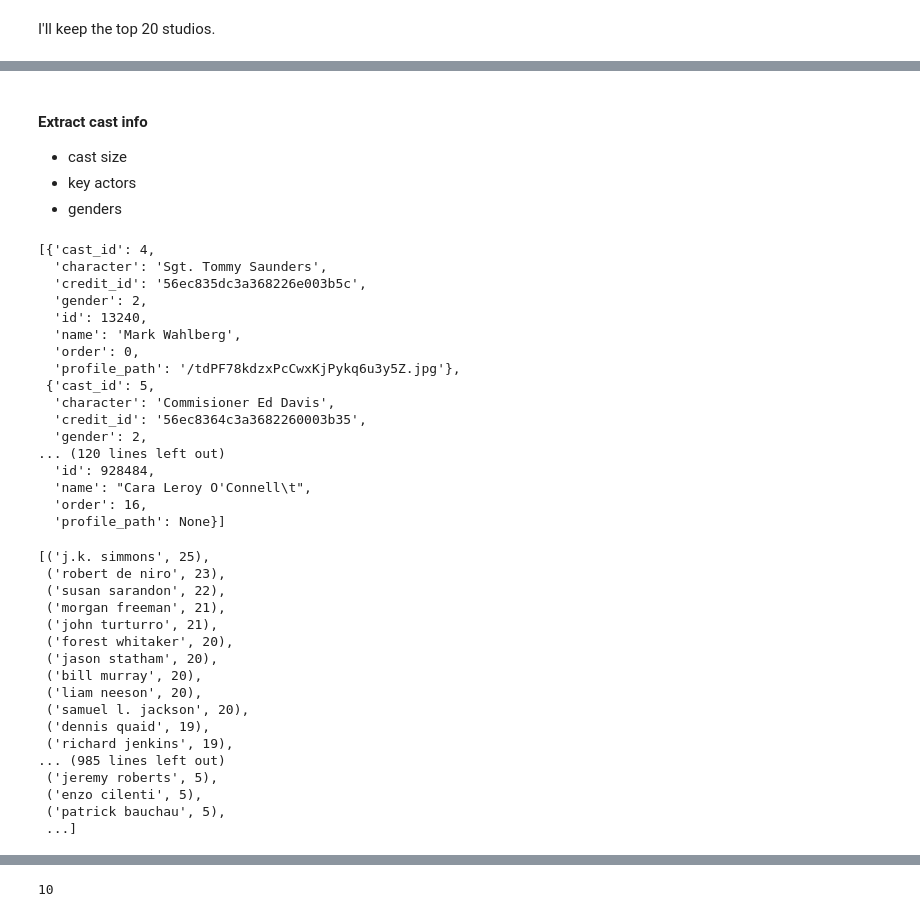
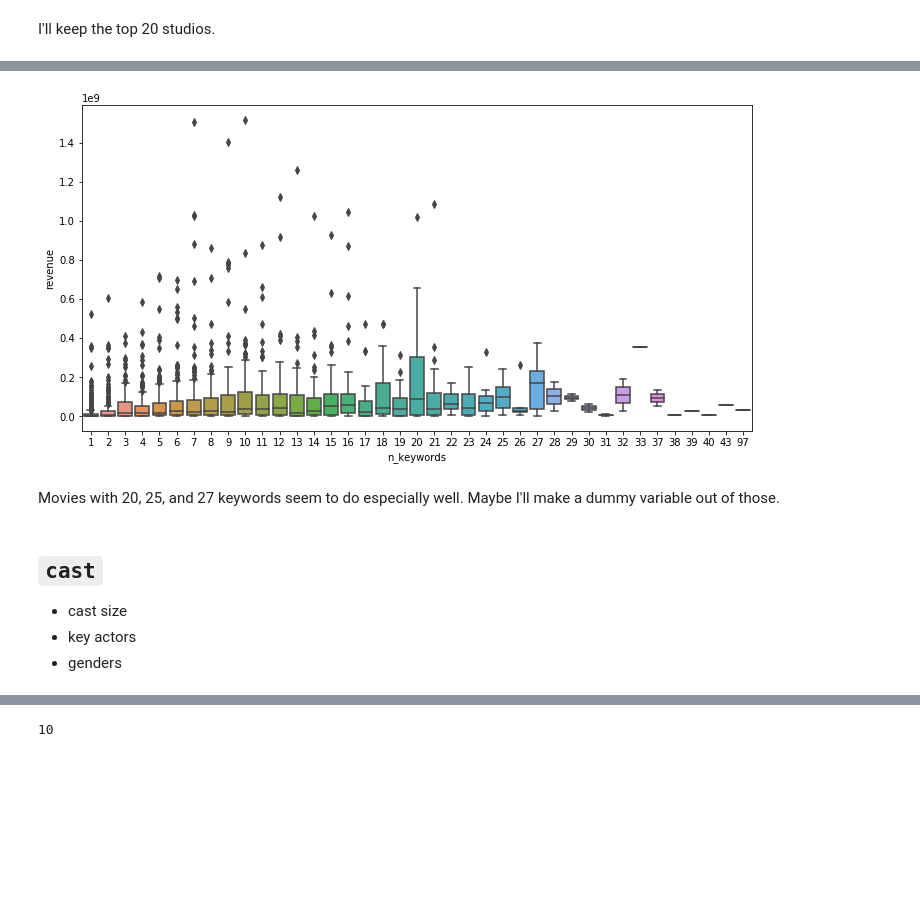
Before and after one commit to collindching/Learning-Exercises, a Jupyter notebook: Box Office Revenue Prediction/Regression Model.ipynb, the cells around one changed output, grey strips where cells are left out. Saved outputs shown, nothing was run; the diff lists cells and outputs as text; code cells hidden in the pictures; blank space fills up the shorter version.

```diff
--- a/Box Office Revenue Prediction/Regression Model.ipynb
+++ b/Box Office Revenue Prediction/Regression Model.ipynb
@@ -659,27 +614,23 @@ Keep 20 and skip `unknown`.
+# %%
+def count_items(column, key, fill = 'unknown'):
+    column_copy = column.copy()
+    column_copy = column_copy.fillna(f"[{{'{key}':'{fill}'}}]")
+
+    column_copy_all = column_copy.apply(literal_eval).apply(lambda x: get_vals(x,key))
+    return column_copy_all.apply(len)
+
+train['n_keywords'] = count_items(train['Keywords'],'name')
+test['n_keywords'] = count_items(test['Keywords'],'name')
+
+plt.figure(figsize=(12,6));
+sns.boxplot('n_keywords','revenue',data=train);
+# %% [output]
+[figure, added]
+# %% [markdown]
+Movies with 20, 25, and 27 keywords seem to do especially well. Maybe I'll make a dummy variable out of those.
 # %% [markdown]
-#### Extract cast info
+## `cast`
 
 * cast size
 * key actors
 * genders
-# %%
-cast = movies['cast']
-literal_eval(cast[2545])
-# %% [output]
-[{'cast_id': 4,
-  'character': 'Sgt. Tommy Saunders',
-  'credit_id': '56ec835dc3a368226e003b5c',
-  'gender': 2,
-  'id': 13240,
-  'name': 'Mark Wahlberg',
-  'order': 0,
-  'profile_path': '/tdPF78kdzxPcCwxKjPykq6u3y5Z.jpg'},
- {'cast_id': 5,
-  'character': 'Commisioner Ed Davis',
-  'credit_id': '56ec8364c3a3682260003b35',
-  'gender': 2,
-... (120 lines left out)
-  'id': 928484,
-  'name': "Cara Leroy O'Connell\t",
-  'order': 16,
-  'profile_path': None}]
@@ -689,23 +636,0 @@ num_cast = cast.apply(literal_eval).apply(len)
-# %%
-cast_names = cast.apply(literal_eval).apply(lambda x: get_vals(x,'name'))
-cast_names_all = list(chain(*cast_names))
-cast_names_count = Counter(cast_names_all)
-sorted(cast_names_count.items(), key = lambda item: -item[1])
-# %% [output]
-[('j.k. simmons', 25),
- ('robert de niro', 23),
- ('susan sarandon', 22),
- ('morgan freeman', 21),
- ('john turturro', 21),
- ('forest whitaker', 20),
- ('jason statham', 20),
- ('bill murray', 20),
- ('liam neeson', 20),
- ('samuel l. jackson', 20),
- ('dennis quaid', 19),
- ('richard jenkins', 19),
-... (985 lines left out)
- ('jeremy roberts', 5),
- ('enzo cilenti', 5),
- ('patrick bauchau', 5),
- ...]
```
Also changed, not shown: parts of 55 cells of this notebook.
